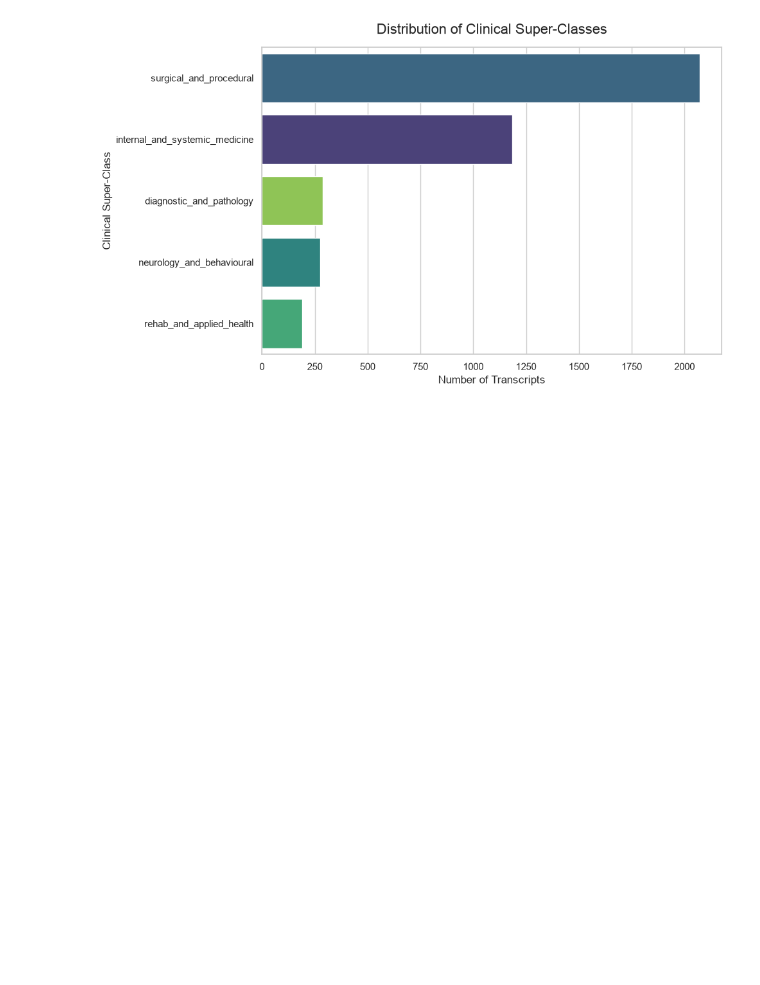
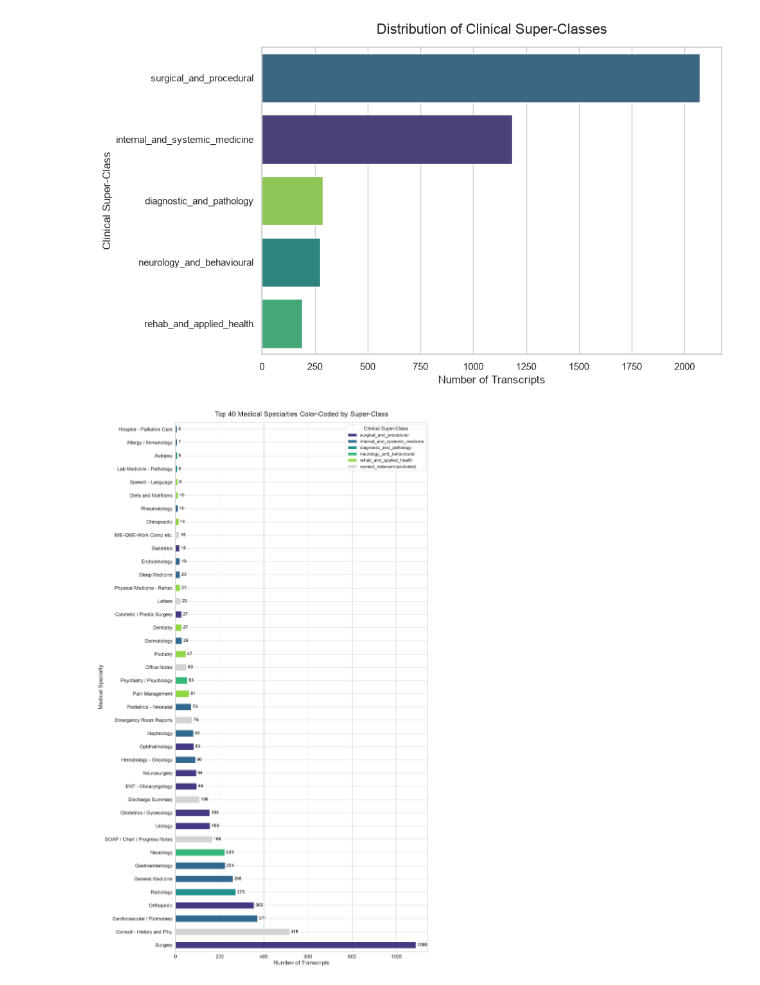
Before and after one commit to Simon-Kimanzi/Eneza-Data-Science-Residential-training-2026, a Jupyter notebook: project_5/src/data_cleaning.ipynb, the cells around one changed output. Cells and saved outputs as stored; diff of their text form; code cells hidden in the pictures; blank space fills up the shorter version.

```diff
--- a/project_5/src/data_cleaning.ipynb
+++ b/project_5/src/data_cleaning.ipynb
@@ -331,5 +409,81 @@ plt.tight_layout()
 plt.show()
 # %% [output]
 [figure]
+# %%
+from matplotlib.patches import Patch
+
+# ==========================================
+# 1. COLOR MAP GENERATION
+# ==========================================
+
+# 1. Get the top 40 original specialties
+top_40 = mtsamples['medical_specialty_clean'].value_counts()[:40]
+
+# 2. Get the super-classes ordered by frequency (matches the Seaborn plot order)
+ordered_superclasses = (
+    super_clinical_mtsamples['clinical_superclass']
+    .value_counts()
+    .index.tolist()
+)
+
+# 3. Extract the exact viridis palette used in your Seaborn countplot
+viridis_palette = sns.color_palette('viridis', len(ordered_superclasses))
+superclass_color_map = dict(zip(ordered_superclasses, viridis_palette))
+
+# 4. Construct a color list for the 40 specialties
+bar_colors = []
+for specialty in top_40.index:
+    specialty_clean = specialty.strip()
+    if specialty_clean in irrelevant_labels:
+        bar_colors.append('lightgray')
+    elif specialty_clean in superclass_mapping:
+        mapped_class = superclass_mapping[specialty_clean]
+        bar_colors.append(superclass_color_map[mapped_class])
+    else:
+        bar_colors.append('lightgray')
+
+
+# ==========================================
+# 2. PLOTTING THE CHART
+# ==========================================
+
+fig, ax = plt.subplots(figsize=(15, 25))
+
+# Plot the horizontal bars with the dynamic colors
+top_40.plot(kind='barh', color=bar_colors, ax=ax, fontsize=16)
+
+# Add gridlines behind the bars
+ax.grid(axis='x', linestyle='--', alpha=0.7, color='gray')
+ax.set_axisbelow(True)
+
+# Add count annotations next to each bar
+for container in ax.containers:
+    ax.bar_label(container, padding=5, fontsize=14, color='black')
+
+# Create a custom legend matching the super-classes + excluded label
+legend_handles = [
+    Patch(facecolor=color, label=sc_name)
+    for sc_name, color in superclass_color_map.items()
+]
+legend_handles.append(Patch(facecolor='lightgray', label='context_irrelevant (excluded)'))
+
+ax.legend(
+    handles=legend_handles,
+    title="Clinical Super-Class",
+    fontsize=14,
+    title_fontsize=16,
+    loc='upper right',
+    frameon=True
+)
+
+# Formatting titles and axis labels
+plt.title("Top 40 Medical Specialties Color-Coded by Super-Class", fontsize=22, pad=20)
+plt.xlabel("Number of Transcripts", fontsize=18)
+plt.ylabel("Medical Specialty", fontsize=18)
+
+plt.tight_layout()
+plt.show()
+# %% [output]
+[figure, added]
 # %%
 super_clinical_mtsamples.to_csv("../data/super_clinical_mtsamples.csv", index=False)
```
Also changed, not shown: parts of 3 cells of this notebook, 1 other file.
